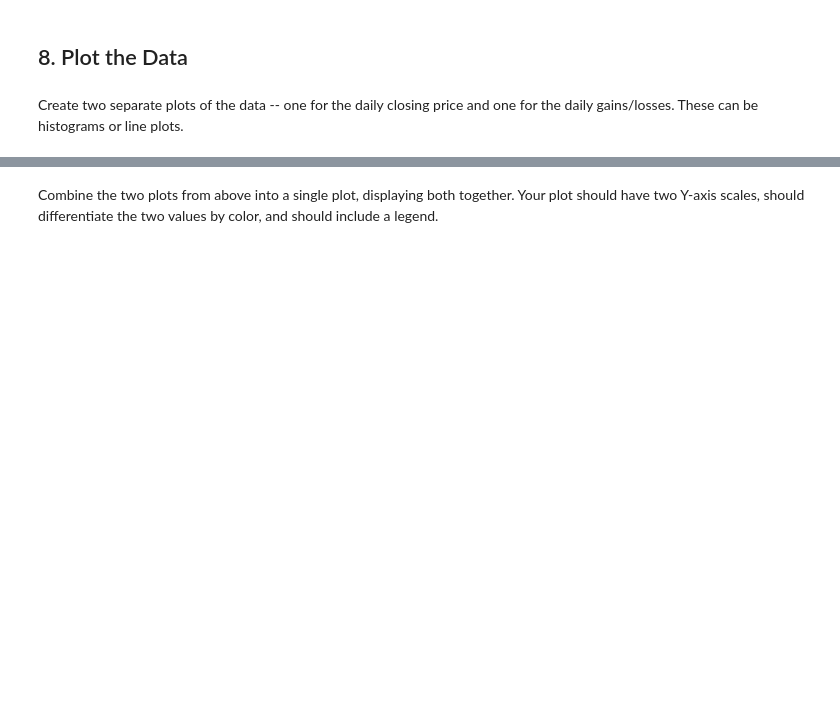
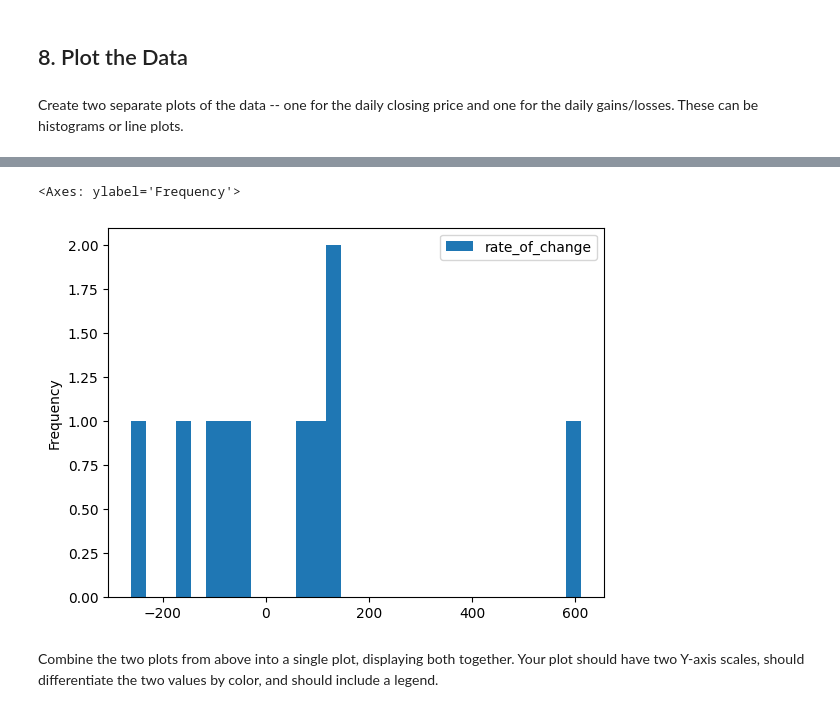
Before and after one commit to kellyham0/DS1002, a Jupyter notebook: Copy_of_Lab_FTX.ipynb, the cells around one changed output, grey strips where cells are left out. Saved outputs shown, nothing was run; the diff lists cells and outputs as text; code cells hidden in the pictures; blank space fills up the shorter version.

```diff
--- a/Copy_of_Lab_FTX.ipynb
+++ b/Copy_of_Lab_FTX.ipynb
@@ -148,0 +137,7 @@ top_bottom_pct
+# %%
+sorted_pct_change = ftx_cleaned.sort_values('rate_of_change', ascending=True).dropna(subset='rate_of_change').drop(['open','high','low','close','volume','close_change'], axis=1)
+print(len(sorted_pct_change))
+#There are 725 rows
+top_bottom_pct = pd.concat([sorted_pct_change.iloc[0:5],sorted_pct_change.iloc[720:725]])
+top_bottom_pct['timestamp'] = top_bottom_pct['timestamp'].str.strip('T23:59:59.999Z')
+top_bottom_pct
@@ -158,2 +166,7 @@ top_close_change.plot.hist(bins=30)
+# %%
+top_bottom_pct.plot.hist(bins=30)
+# %% [output]
+<Axes: ylabel='Frequency'>
+[figure, added]
 # %% [markdown]
 Combine the two plots from above into a single plot, displaying both together. Your plot should have two Y-axis scales, should differentiate the two values by color, and should include a legend.
```
Also changed, not shown: parts of 7 cells of this notebook.
